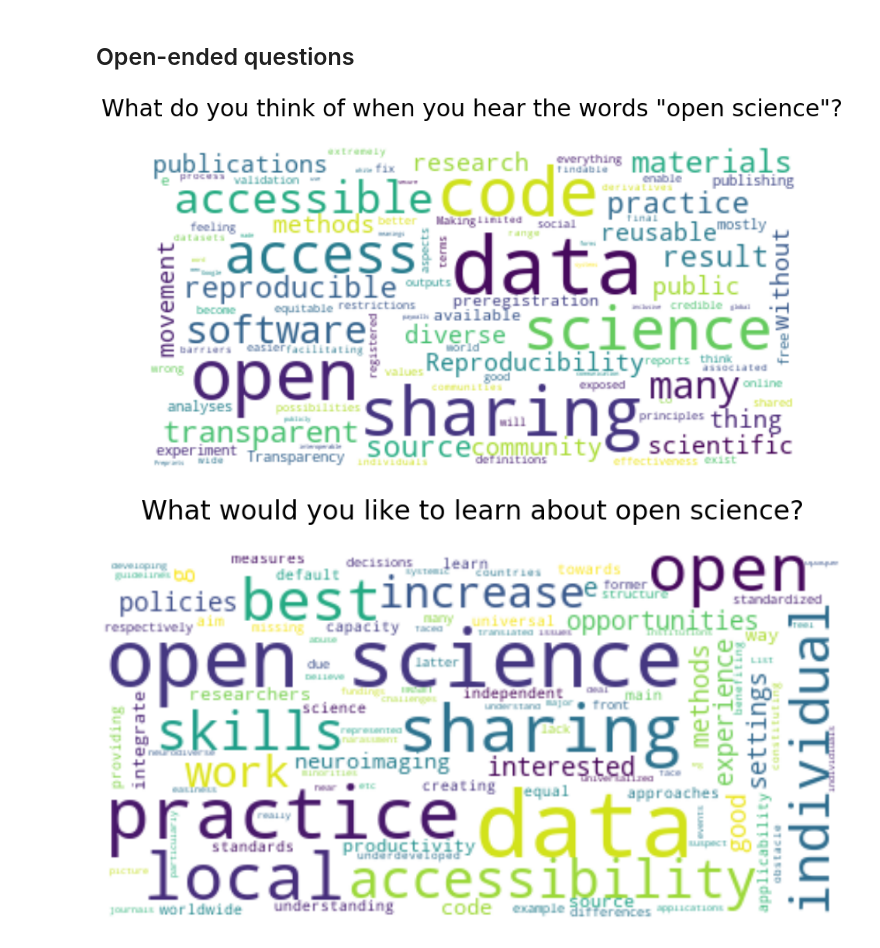
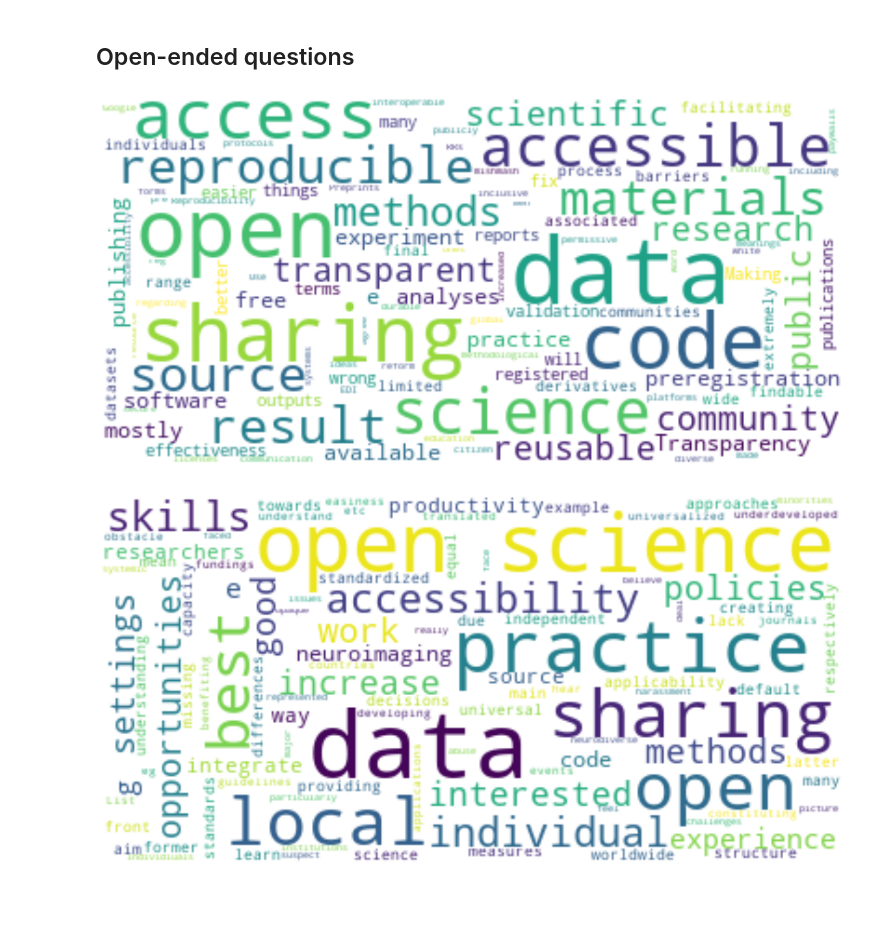
Before and after one commit to koudyk/OSOH_old, a Jupyter notebook: survey/analysis.ipynb, the cells around one changed output. Saved outputs shown, nothing was run; the diff lists cells and outputs as text; code cells hidden in the pictures; blank space fills up the shorter version.

```diff
--- a/survey/analysis.ipynb
+++ b/survey/analysis.ipynb
@@ -73,8 +73,8 @@ for col in list(cols.index):
     df[col] = survey[en].fillna(survey[fr])
 
 ################################
-df["language"] = df["language"].fillna("English")
-df = df[df["language"] == "English"]
+# df["language"] = df["language"].fillna("English")
+# df = df[df["language"] == "English"]
 
 
 df.head(1)
@@ -134,7 +136,7 @@ Now we'll visualize the answers.
 ## Participant background
 Here, we start by making a function for plotting the data from questions about the participant's background.
 # %%
-matplotlib.rcParams.update({"font.size": 18})
+matplotlib.rcParams.update({"font.size": 20})
 df_cleaned = copy.deepcopy(df)
 
 def plot_categorical_column(
@@ -158,5 +160,7 @@ def plot_categorical_column(
     column.value_counts(normalize=False).sort_values().plot(kind=plot_kind, ax=ax)
     ax.set_title(title)
     ax.set_xlim((0, len(column)))
+    ax.spines['right'].set_visible(False)
+    ax.spines['top'].set_visible(False)
     return
 # %%
@@ -241,25 +252,25 @@ def ticklabels(var_list):
     ]
 
 
-matplotlib.rcParams.update({"font.size": 18})
-fig, axs = plt.subplots(1, 2, figsize=(22, 7))
+matplotlib.rcParams.update({"font.size": 24})
+fig, axs = plt.subplots(1, 2, figsize=(25, 10))
 
 create_cols = [col for col in list(mat.columns) if "create_" in col]
 create_keys = ["dont_know", "never_created", "have_created", "would_like_to_create"]
 sns.heatmap(
     mat.loc[create_keys, create_cols].T, annot=True, vmax=len(df), ax=axs[0], cbar=False)
 #     cbar_kws={'label': 'Number of participants'})
-axs[0].set_title("Experience CREATING open-science objects\n", fontsize=20)
+# axs[0].set_title("Experience CREATING open-science objects\n", fontsize=20)
 axs[0].set_yticklabels(ticklabels(create_cols))
-axs[0].set_xticklabels(ticklabels(create_keys), rotation=45)
+axs[0].set_xticklabels(ticklabels(create_keys), rotation=30)
 
 use_cols = [col for col in list(mat.columns) if "use_" in col]
 use_keys = ["dont_know", "never_used", "have_used", "would_like_to_use"]
 sns.heatmap(mat.loc[use_keys, use_cols].T, annot=True, vmax=len(df), ax=axs[1], cbar=False)
 #             cbar_kws={'label': 'Number of participants'})
-axs[1].set_title("Experience USING open-science objects\n", fontsize=20)
+# axs[1].set_title("Experience USING open-science objects\n", fontsize=20)
 axs[1].set_yticklabels(ticklabels(use_cols))
-axs[1].set_xticklabels(ticklabels(use_keys), rotation=45)
+axs[1].set_xticklabels(ticklabels(use_keys), rotation=30)
 
 plt.tight_layout()
 extent = axs[0].get_tightbbox(fig.canvas.renderer).transformed(fig.dpi_scale_trans.inverted())
@@ -492,0 +396,10 @@ fig.savefig('figures/resources_youd_like.png', bbox_inches="tight")
+# %%
+matplotlib.rcParams.update({"font.size": 18})
+fig, ax = plt.subplots(figsize=(3, 3))
+
+sns.heatmap(host_mat.T, annot=True, vmax=len(df), ax=ax, cbar=False)
+ax.set_title("Would you be interested\nin applying to host\nOpen Science Office Hours?\n", fontsize=20)
+# ax.set_xticklabels(ticklabels(host_keys))
+ax.set_yticklabels(['As a paid\nteaching assistant', 'As a volunteer'])
+plt.tight_layout()
+fig.savefig("figures/host.png", bbox_inches="tight")
@@ -514,45 +429,45 @@ def all_answers_wordcloud(column, title="", language="all"):
         max_font_size=50, max_words=100, background_color="white"
     ).generate(all_texts)
 
-    fig, ax = plt.subplots(figsize=(15, 10))
+    fig, ax = plt.subplots(figsize=(20, 10))
     plt.imshow(wordcloud, interpolation="bilinear")
     plt.axis("off")
-    plt.title(title + "\n", fontsize=30)
+#     plt.title(title + "\n", fontsize=40)
     plt.show()
     return fig, ax
 
 
 # select language ('all', 'en', or 'fr')
 language = "en"
 fig, ax = all_answers_wordcloud(
     df["first_thoughts"],
     title='What do you think of when you hear the words "open science"?',
     language=language,
 )
-fig.savefig('figures/wc_first_thoughts.png')
+fig.savefig('figures/wc_first_thoughts.png', bbox_inches="tight")
 
 fig, ax = all_answers_wordcloud(
     df["learn_next"],
     title="What would you like to learn about open science?",
     language=language,
 )
-fig.savefig('figures/wc_learn_next.png')
+fig.savefig('figures/wc_learn_next.png', bbox_inches="tight")
 
 
 fig, ax = all_answers_wordcloud(
     df["motivation"],
     title="If you do open science,\nwhat motivates you to do so?",
     language=language,
 )
-fig.savefig('figures/wc_motivation.png')
+fig.savefig('figures/wc_motivation.png', bbox_inches="tight")
 
 
 fig, ax = all_answers_wordcloud(
     df["resources_that_helped"],
     title="If you do open science,\nwhat kinds of resources did you find most useful\nfor learning how to do open science?",
     language=language,
 )
-fig.savefig('figures/wc_resources_that_helped.png')
+fig.savefig('figures/wc_resources_that_helped.png', bbox_inches="tight")
 # %% [output]
-[figure, old version]
+[figure, new version]
-[figure, old version]
+[figure, new version]
```
Also changed, not shown: parts of 18 cells of this notebook, 1 other file.
